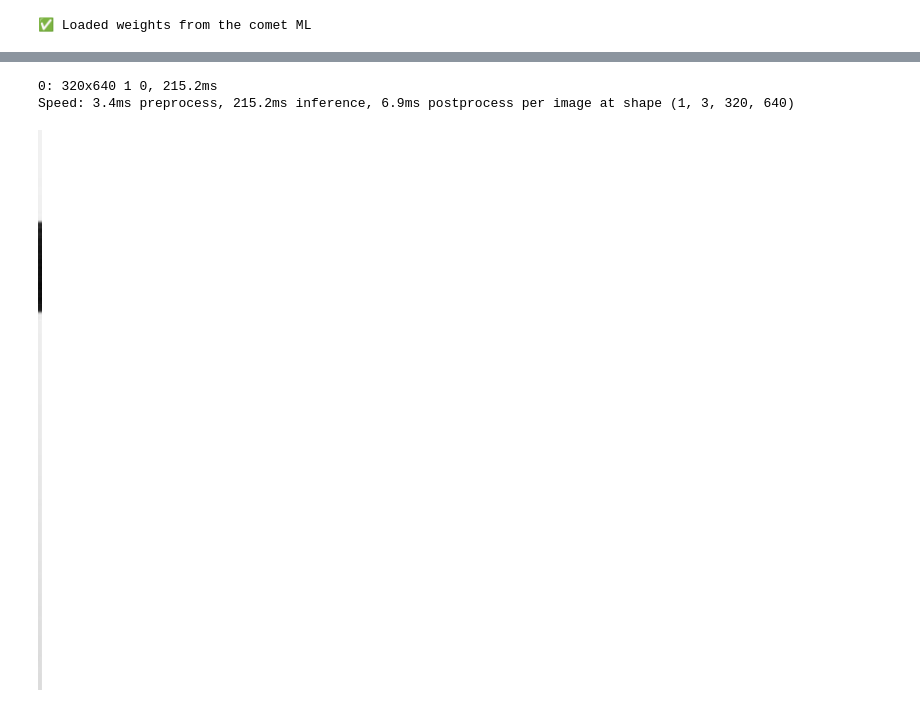
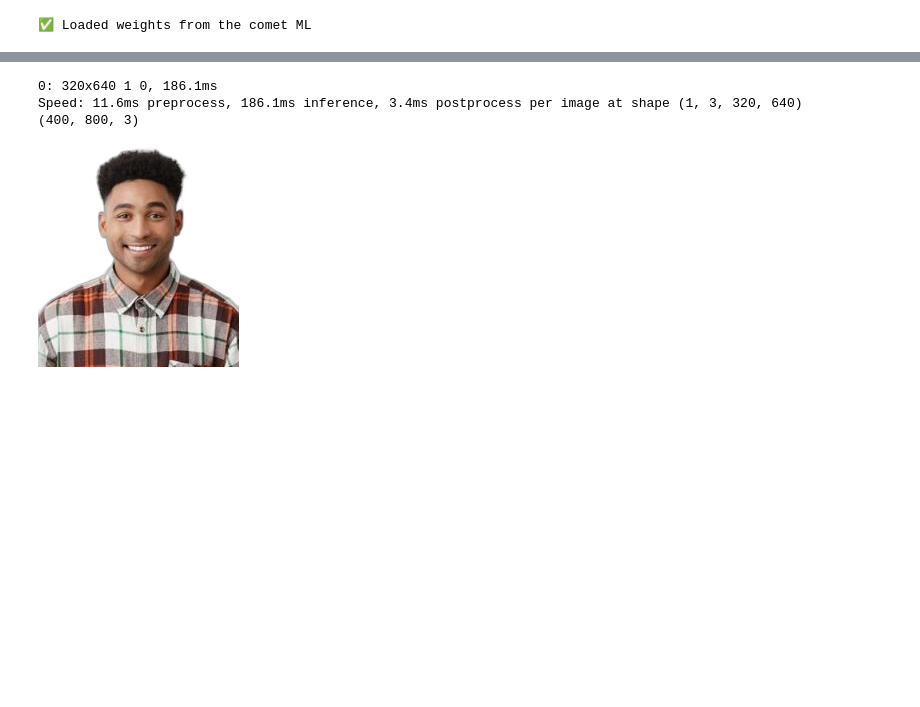
Before and after one commit to matiasenrigue/facetally, a Jupyter notebook: notebooks/matias5_cards_idea.ipynb, the cells around one changed output, grey strips where cells are left out. Saved outputs shown, nothing was run; the diff lists cells and outputs as text; code cells hidden in the pictures; blank space fills up the shorter version.

```diff
--- a/notebooks/matias5_cards_idea.ipynb
+++ b/notebooks/matias5_cards_idea.ipynb
@@ -97,16 +91,10 @@ bb[0]
 # %%
 bb = predict_bounding_boxes(character_array, model, "COMET")
-faces = crop_image_faces(character_array, bb)
+face = crop_image(character_array, bb)
 # %% [output]
-0: 320x640 1 0, 215.2ms
-Speed: 3.4ms preprocess, 215.2ms inference, 6.9ms postprocess per image at shape (1, 3, 320, 640)
+0: 320x640 1 0, 186.1ms
+Speed: 11.6ms preprocess, 186.1ms inference, 3.4ms postprocess per image at shape (1, 3, 320, 640)
+(400, 800, 3)
-# %%
-# Image.fromarray(character_array)
-Image.fromarray(faces[0])
-# character_array.shape
-# faces[0].shape
-# %% [output]
-[figure, removed]
 # %%
 backgrounds, pics = get_images()
 # %%
@@ -116,5 +104,10 @@ results = DeepFace.analyze(character_array, actions=["emotion", "age", "gender"]
 # %%
-person = remove(character)
+person = remove(face)
+# %%
+person = Image.fromarray(person)
+person
+# %% [output]
+[figure, added]
 # %%
 background = backgrounds[results[0]["dominant_emotion"]]
 energy = pics[results[0]["dominant_gender"]]
```
Also changed, not shown: parts of 8 cells of this notebook, 4 other files.
